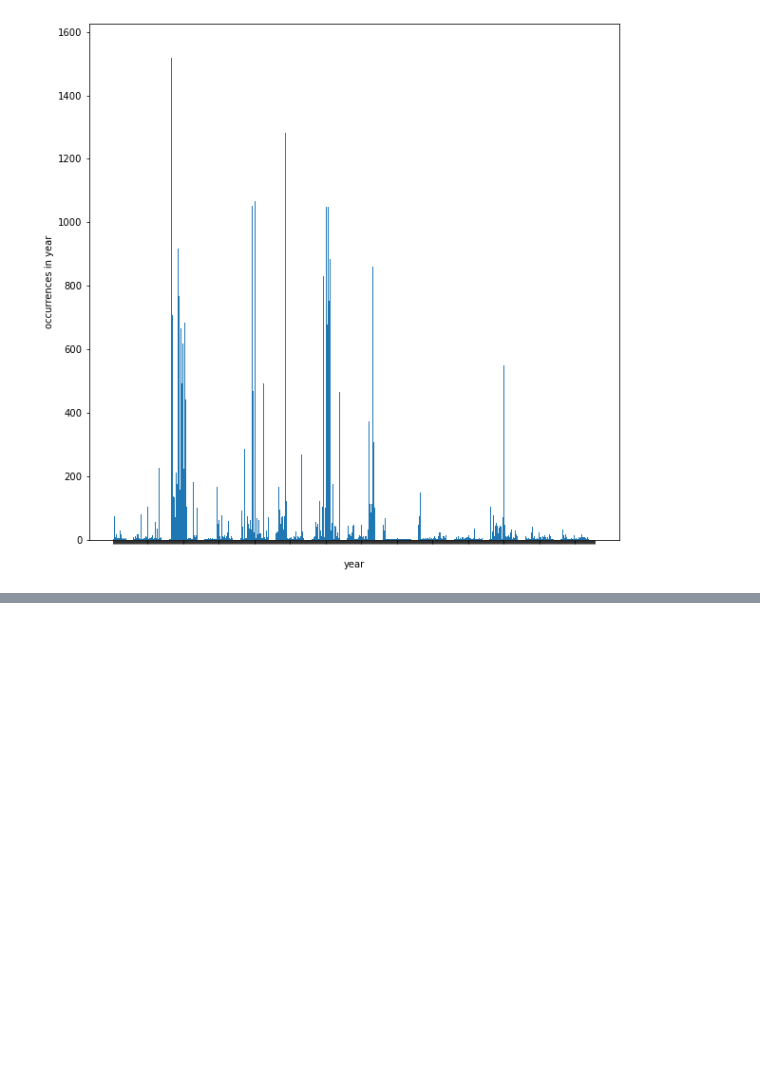
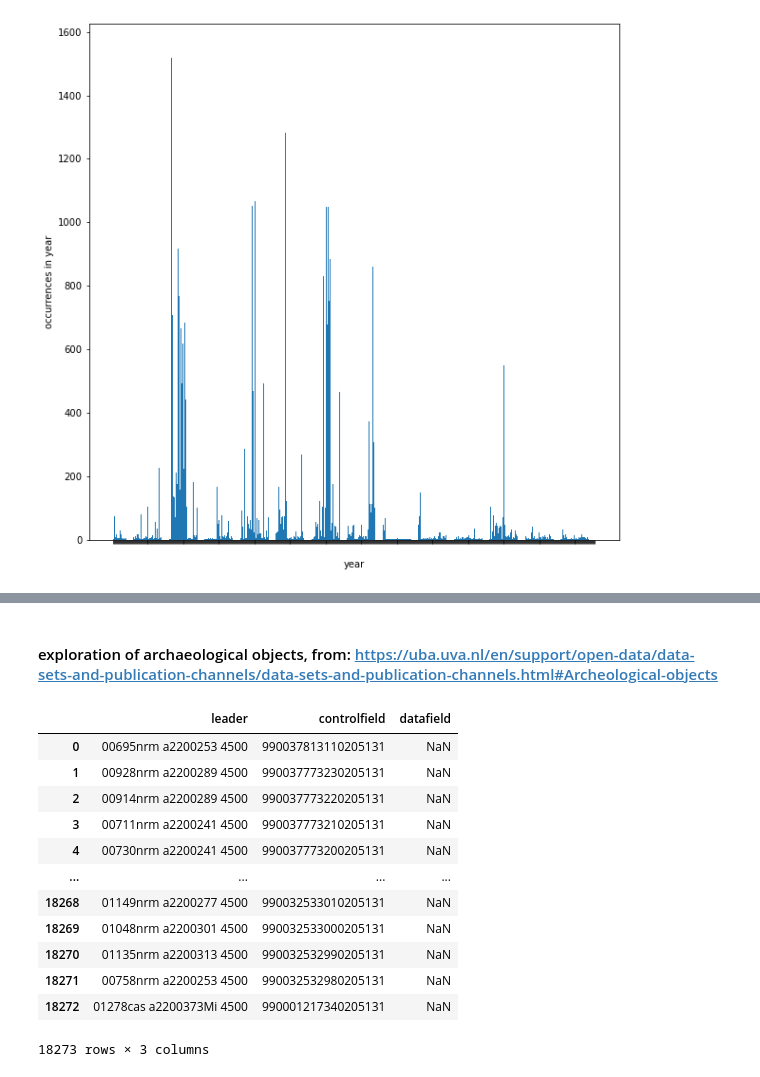
Before and after one commit to dariusbarsony/CUE, a Jupyter notebook: data exploration.ipynb, the cells around one changed output, grey strips where cells are left out. Saved outputs shown, nothing was run; the diff lists cells and outputs as text; code cells hidden in the pictures; blank space fills up the shorter version.

```diff
--- a/data exploration.ipynb
+++ b/data exploration.ipynb
@@ -144,0 +229,20 @@ Name: identifier, Length: 35564, dtype: object
+# %% [markdown]
+#### exploration of archaeological objects, from: https://uba.uva.nl/en/support/open-data/data-sets-and-publication-channels/data-sets-and-publication-channels.html#Archeological-objects
+# %%
+archobjects_marc = pd.read_xml('uva_alma_archobjects_marc_new.xml')
+# %%
+archobjects_marc
+# %% [output]
+|  | leader | controlfield | datafield |
+| 0 | 00695nrm a2200253 4500 | 990037813110205131 | NaN |
+| 1 | 00928nrm a2200289 4500 | 990037773230205131 | NaN |
+| 2 | 00914nrm a2200289 4500 | 990037773220205131 | NaN |
+| 3 | 00711nrm a2200241 4500 | 990037773210205131 | NaN |
+| 4 | 00730nrm a2200241 4500 | 990037773200205131 | NaN |
+| ... | ... | ... | ... |
+| 18268 | 01149nrm a2200277 4500 | 990032533010205131 | NaN |
+| 18269 | 01048nrm a2200301 4500 | 990032533000205131 | NaN |
+| 18270 | 01135nrm a2200313 4500 | 990032532990205131 | NaN |
+| 18271 | 00758nrm a2200253 4500 | 990032532980205131 | NaN |
+| 18272 | 01278cas a2200373Mi 4500 | 990001217340205131 | NaN |
+18273 rows × 3 columns
```
Also changed, not shown: parts of 14 cells of this notebook, 1 other file.
